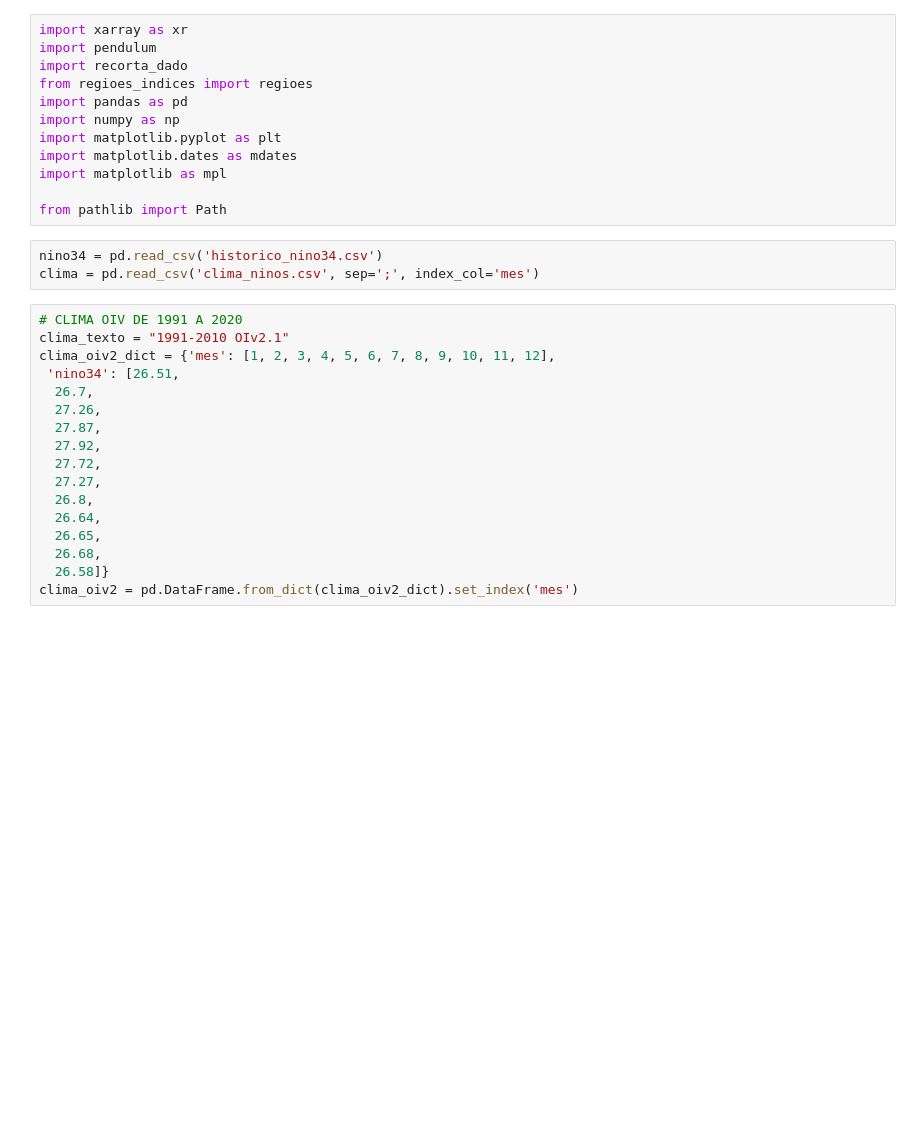
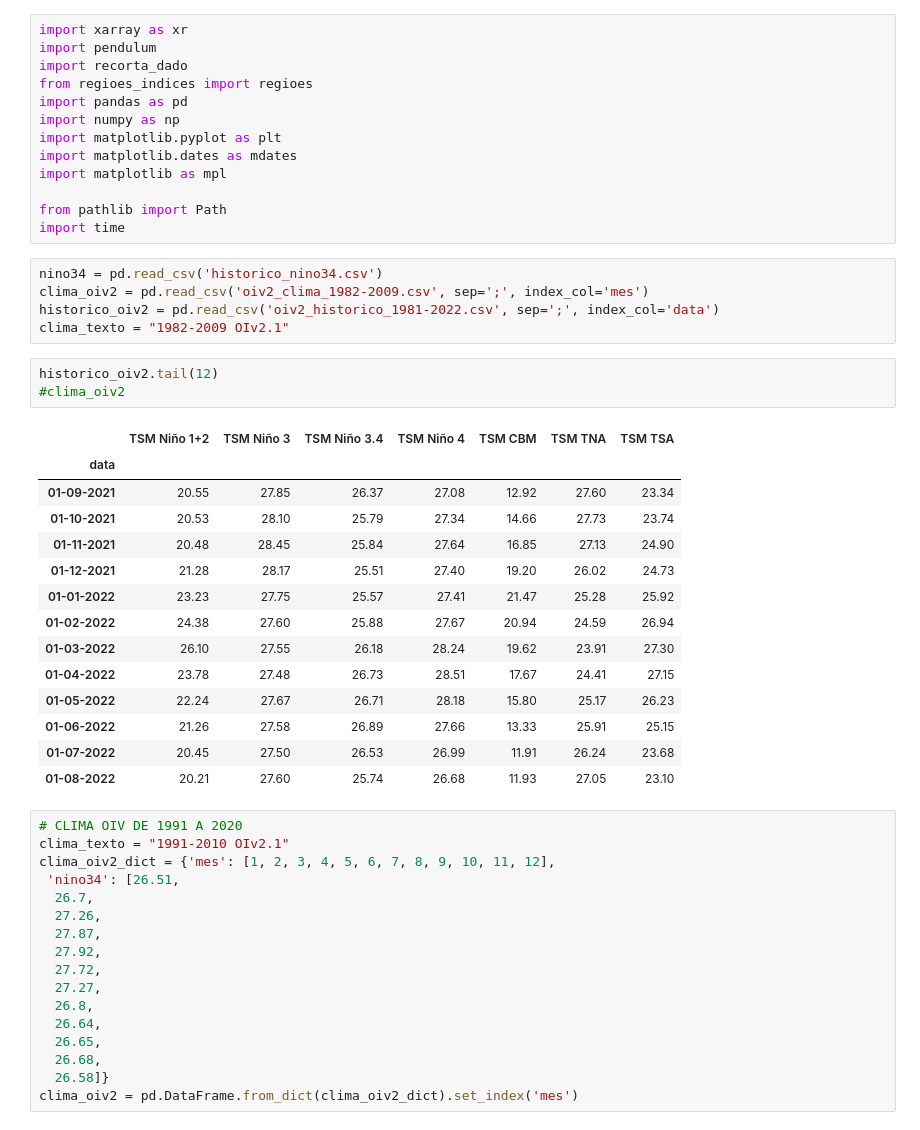
Before and after one commit to Ramonmurilo/cfs_plot_nino, a Jupyter notebook: teste_plot.ipynb, the cells around one changed output. Cells and saved outputs as stored; diff of their text form; blank space fills up the shorter version.

```diff
--- a/teste_plot.ipynb
+++ b/teste_plot.ipynb
@@ -10,9 +10,30 @@ import matplotlib.dates as mdates
 import matplotlib as mpl
 
 from pathlib import Path
+import time
 # %%
 nino34 = pd.read_csv('historico_nino34.csv')
-clima = pd.read_csv('clima_ninos.csv', sep=';', index_col='mes')
+clima_oiv2 = pd.read_csv('oiv2_clima_1982-2009.csv', sep=';', index_col='mes')
+historico_oiv2 = pd.read_csv('oiv2_historico_1981-2022.csv', sep=';', index_col='data')
+clima_texto = "1982-2009 OIv2.1"
+# %%
+historico_oiv2.tail(12)
+#clima_oiv2
+# %% [output]
+|  | TSM Niño 1+2 | TSM Niño 3 | TSM Niño 3.4 | TSM Niño 4 | TSM CBM | TSM TNA | TSM TSA |
+| data |  |  |  |  |  |  |  |
+| 01-09-2021 | 20.55 | 27.85 | 26.37 | 27.08 | 12.92 | 27.60 | 23.34 |
+| 01-10-2021 | 20.53 | 28.10 | 25.79 | 27.34 | 14.66 | 27.73 | 23.74 |
+| 01-11-2021 | 20.48 | 28.45 | 25.84 | 27.64 | 16.85 | 27.13 | 24.90 |
+| 01-12-2021 | 21.28 | 28.17 | 25.51 | 27.40 | 19.20 | 26.02 | 24.73 |
+| 01-01-2022 | 23.23 | 27.75 | 25.57 | 27.41 | 21.47 | 25.28 | 25.92 |
+| 01-02-2022 | 24.38 | 27.60 | 25.88 | 27.67 | 20.94 | 24.59 | 26.94 |
+| 01-03-2022 | 26.10 | 27.55 | 26.18 | 28.24 | 19.62 | 23.91 | 27.30 |
+| 01-04-2022 | 23.78 | 27.48 | 26.73 | 28.51 | 17.67 | 24.41 | 27.15 |
+| 01-05-2022 | 22.24 | 27.67 | 26.71 | 28.18 | 15.80 | 25.17 | 26.23 |
+| 01-06-2022 | 21.26 | 27.58 | 26.89 | 27.66 | 13.33 | 25.91 | 25.15 |
+| 01-07-2022 | 20.45 | 27.50 | 26.53 | 26.99 | 11.91 | 26.24 | 23.68 |
+| 01-08-2022 | 20.21 | 27.60 | 25.74 | 26.68 | 11.93 | 27.05 | 23.10 |
 # %%
 # CLIMA OIV DE 1991 A 2020
 clima_texto = "1991-2010 OIv2.1"
```
Also changed, not shown: parts of 8 cells of this notebook, 6 other files.
